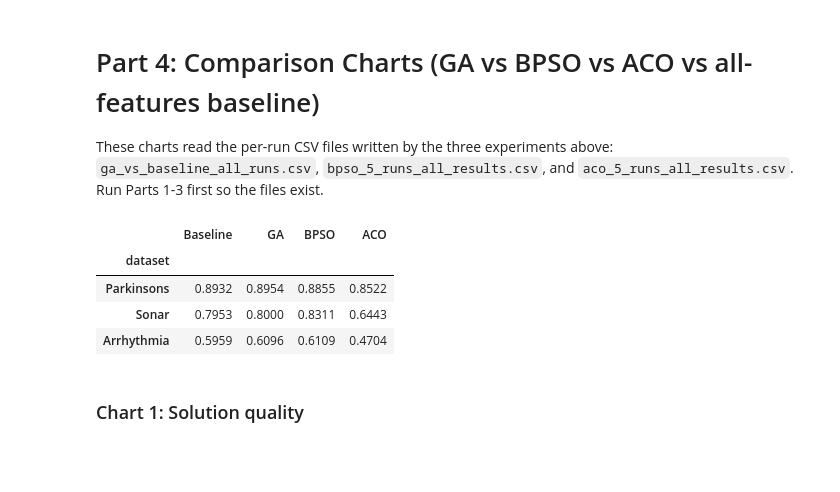
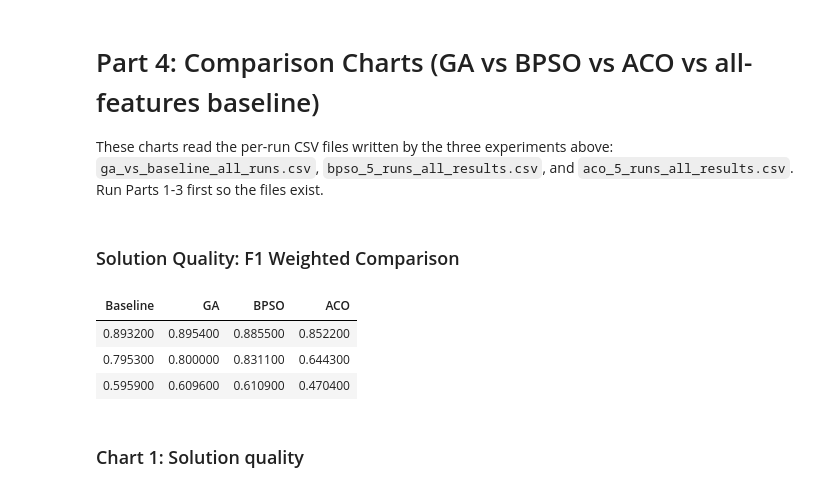
Before and after one commit to ramajz811/BIA601-Project, a Jupyter notebook: BIA601.ipynb, the cells around one changed output. Drawn from its saved outputs; the diff is of its cells as text; code cells hidden in the pictures; blank space fills up the shorter version.

```diff
--- a/BIA601.ipynb
+++ b/BIA601.ipynb
@@ -2124,7 +2124,7 @@ PLOT_COLORS = {"Baseline": "#A6A6A6", "GA": "#2E75B6", "BPSO": "#ED7D31", "ACO":
 # set this to True to add the ACO bars to the runtime chart.
 INCLUDE_ACO_TIME = False
 
-plot_tables = {}   # one table per metric: rows = datasets, columns = algorithms
+plot_tables = {}    # one table per metric: rows = datasets, columns = algorithms
 _f1, _diff, _red, _time, _std, _base = {}, {}, {}, {}, {}, {}
 
 for algo, (csv_name, p) in PLOT_FILES.items():
@@ -2149,39 +2149,39 @@ plot_tables["std"] = _tbl(_std)
 
 def grouped_bars(table, ylabel, title, filename, zero_line=False, decimals=3, ylim=None):
     n_series = len(table.columns)
     x = np.arange(len(table.index))
     width = 0.8 / n_series
     fig, ax = plt.subplots(figsize=(9, 5))
     for i, col in enumerate(table.columns):
         offset = (i - (n_series - 1) / 2) * width
         bars = ax.bar(x + offset, table[col].values, width, label=col, color=PLOT_COLORS[col])
         for b, v in zip(bars, table[col].values):
             if np.isfinite(v):
                 ax.annotate(f"{v:.{decimals}f}", (b.get_x() + b.get_width() / 2, v),
                             ha="center", va="bottom" if v >= 0 else "top",
                             fontsize=8, xytext=(0, 2 if v >= 0 else -2), textcoords="offset points")
     if zero_line:
         ax.axhline(0, color="black", linewidth=0.8)
     if ylim:
         ax.set_ylim(*ylim)
     ax.set_xticks(x)
     ax.set_xticklabels(table.index)
     ax.set_xlabel("Dataset")
     ax.set_ylabel(ylabel)
     ax.set_title(title, fontsize=12, fontweight="bold")
     ax.grid(axis="y", alpha=0.3)
     ax.legend()
     plt.tight_layout()
     plt.savefig(filename, dpi=200, bbox_inches="tight")
     plt.show()
 
-plot_tables["f1"].round(4)
+style_table(plot_tables["f1"].round(4), "Solution Quality: F1 Weighted Comparison")
 # %% [output]
+### Solution Quality: F1 Weighted Comparison
-|  | Baseline | GA | BPSO | ACO |
-| dataset |  |  |  |  |
-| Parkinsons | 0.8932 | 0.8954 | 0.8855 | 0.8522 |
-| Sonar | 0.7953 | 0.8000 | 0.8311 | 0.6443 |
-| Arrhythmia | 0.5959 | 0.6096 | 0.6109 | 0.4704 |
+| Baseline | GA | BPSO | ACO |
+| 0.893200 | 0.895400 | 0.885500 | 0.852200 |
+| 0.795300 | 0.800000 | 0.831100 | 0.644300 |
+| 0.595900 | 0.609600 | 0.610900 | 0.470400 |
 # %% [markdown]
 ### Chart 1: Solution quality
 # %%
```
